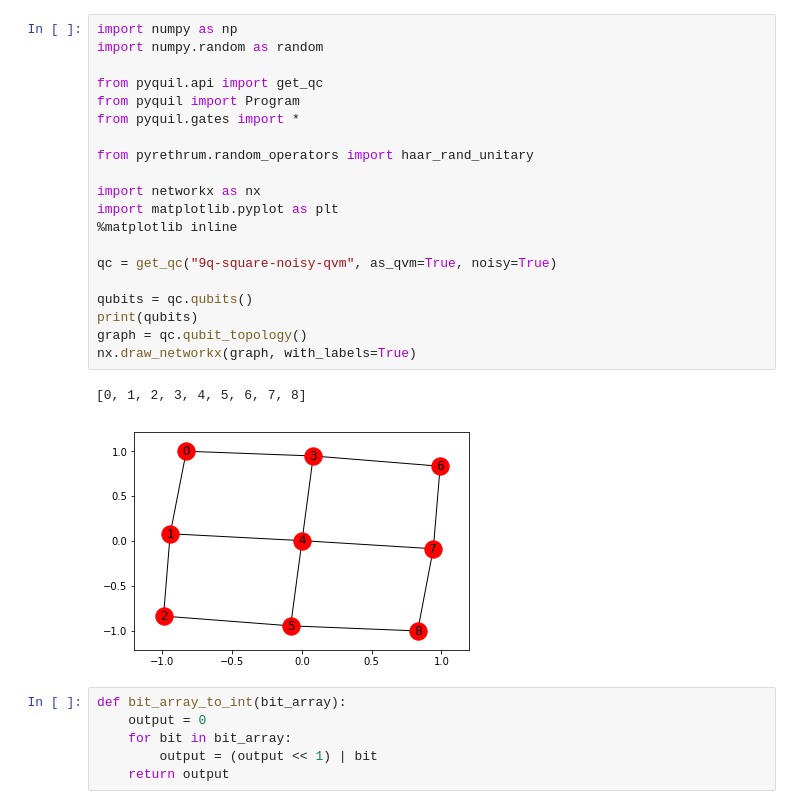
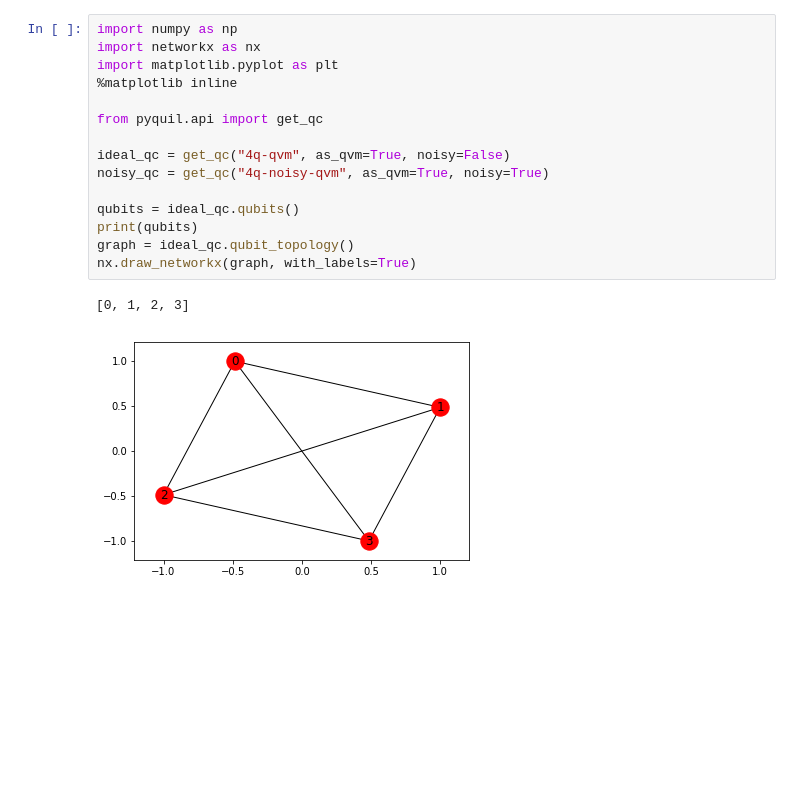
Before and after one commit to rigetti/forest-benchmarking, a Jupyter notebook: examples/quantum_volume.ipynb, the cells around one changed output. Drawn from its saved outputs; the diff is of its cells as text; blank space fills up the shorter version.

Commit message:
Moved code to file and made proper example that replicates paper plot, added test.

```diff
--- a/examples/quantum_volume.ipynb
+++ b/examples/quantum_volume.ipynb
@@ -1,29 +1,18 @@
 # %%
 import numpy as np
-import numpy.random as random
-
-from pyquil.api import get_qc
-from pyquil import Program
-from pyquil.gates import *
-
-from pyrethrum.random_operators import haar_rand_unitary
-
 import networkx as nx
 import matplotlib.pyplot as plt
 %matplotlib inline
 
-qc = get_qc("9q-square-noisy-qvm", as_qvm=True, noisy=True)
+from pyquil.api import get_qc
 
-qubits = qc.qubits()
+ideal_qc = get_qc("4q-qvm", as_qvm=True, noisy=False)
+noisy_qc = get_qc("4q-noisy-qvm", as_qvm=True, noisy=True)
+
+qubits = ideal_qc.qubits()
 print(qubits)
-graph = qc.qubit_topology()
+graph = ideal_qc.qubit_topology()
 nx.draw_networkx(graph, with_labels=True)
 # %% [output]
-[0, 1, 2, 3, 4, 5, 6, 7, 8]
+[0, 1, 2, 3]
-[figure, old version]
+[figure, new version]
-# %%
-def bit_array_to_int(bit_array):
-    output = 0
-    for bit in bit_array:
-        output = (output << 1) | bit
-    return output
```
Also changed, not shown: parts of 8 cells of this notebook, 2 other files.
